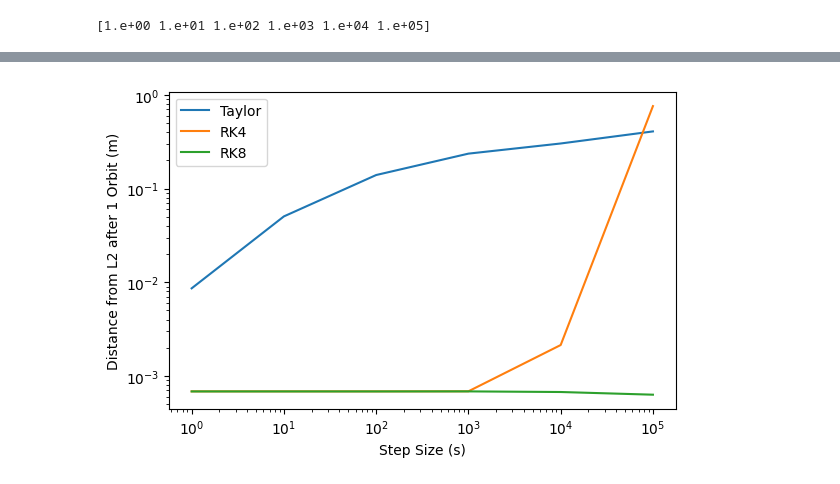
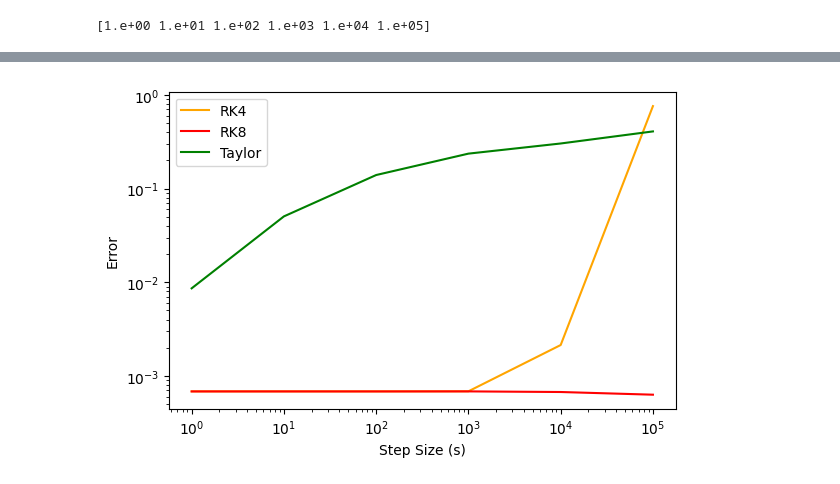
Before and after one commit to Sam-Coulthurst/ComputingProject, a Jupyter notebook: finding_optimals.ipynb, the cells around one changed output, grey strips where cells are left out. Cells and saved outputs as stored; diff of their text form; code cells hidden in the pictures.

```diff
--- a/finding_optimals.ipynb
+++ b/finding_optimals.ipynb
@@ -60,5 +64,5 @@ TypeError: optimize_step_size() missing 1 required positional argument: 'meth'
 # %%
-step_sizes = np.logspace(0, 5, 6)
+step_sizes = np.logspace(0, 5, 10)
 print(step_sizes)
 # %% [output]
 [1.e+00 1.e+01 1.e+02 1.e+03 1.e+04 1.e+05]
@@ -92,23 +79,24 @@ Optimal delta_r: 64520.112511047984 km
 # %%
 optimal_step_size_index = np.argmin(errors2)
 taylor = errors2[0]
 rk4 = errors2[1]
 rk8 = errors2[2]
 plt.figure(figsize=(6,4))
-plt.plot(step_sizes, taylor, label='Taylor')
-plt.plot(step_sizes, rk4, label='RK4')
-plt.plot(step_sizes, rk8, label='RK8')
+plt.plot(step_sizes, rk4, label='RK4',color='orange')
+plt.plot(step_sizes, rk8, label='RK8',color='red')
+plt.plot(step_sizes, taylor, label='Taylor',color='green')
+
 #plt.plot(optimal_step_size,
 #         optimize_step_size(optimal_step_size),
 #         'ro', label='Optimal Step Size')
 #print(f'Optimal step size: {optimal_step_size} s with error {optimize_step_size(optimal_step_size)}')
 
 plt.xlabel('Step Size (s)')
-plt.ylabel('Distance from L2 after 1 Orbit (m)')
+plt.ylabel('Error')
 plt.xscale('log')
 plt.yscale('log')
 plt.legend()
 plt.tight_layout()
 plt.show()
 # %% [output]
-[figure, old version]
+[figure, new version]
```
Also changed, not shown: parts of 7 cells of this notebook, 4 other files.
